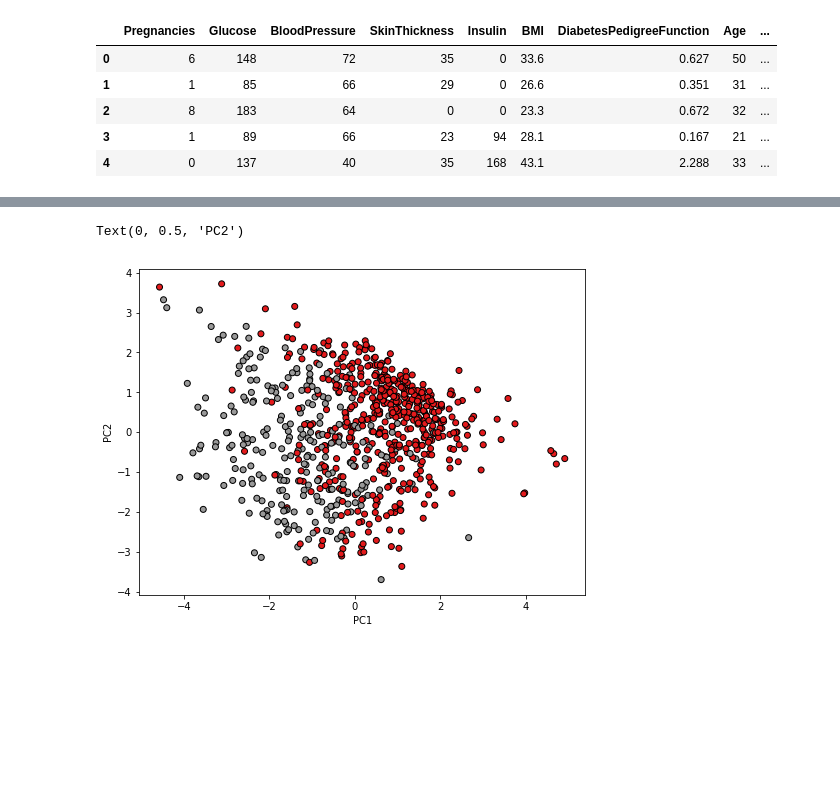
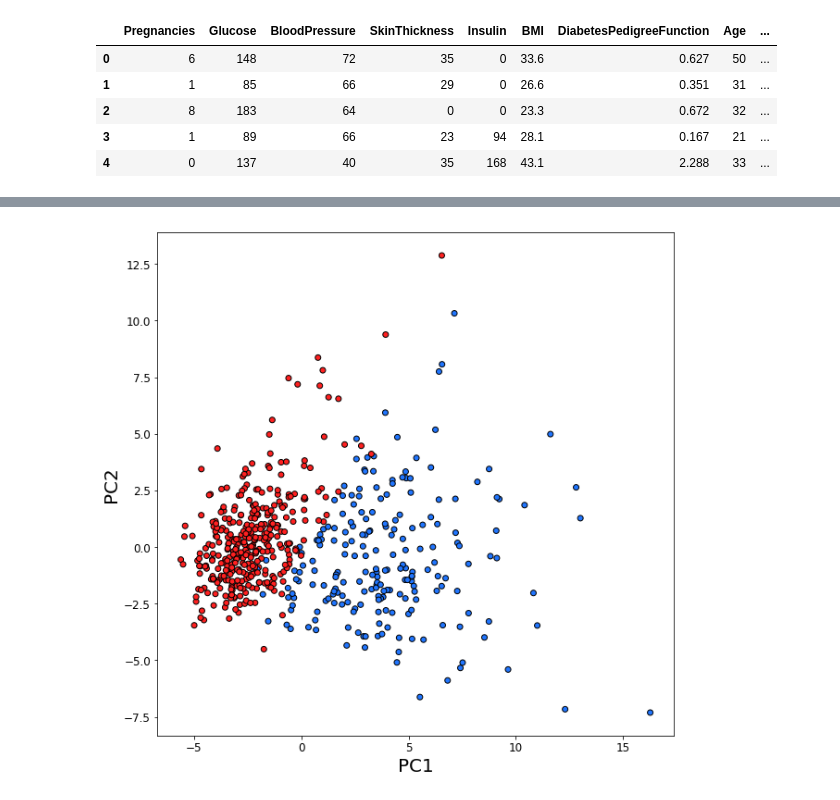
Before and after one commit to conorosully/medium-articles, a Jupyter notebook: src/pca_visualisation.ipynb, the cells around one changed output, grey strips where cells are left out. Saved outputs shown, nothing was run; the diff lists cells and outputs as text; code cells hidden in the pictures; blank space fills up the shorter version.

```diff
--- a/src/pca_visualisation.ipynb
+++ b/src/pca_visualisation.ipynb
@@ -83,30 +151,23 @@ scaled = scaler.transform(data)
 # %%
-pca = PCA(n_components=2)
-pca.fit(scaled)
+#Obtain principal components
+pca = PCA().fit(scaled)
 
 pc = pca.transform(scaled)
 pc1 = pc[:,0]
 pc2 = pc[:,1]
-# %%
-plt.figure(figsize=(8,6))
-plt.scatter(pc1,pc2,c=data['Outcome'],cmap='Set1',edgecolors='black')
-
-plt.subplots(nrows=1, ncols=1,figsize=(10,10))
-
-plt.scatter('Age','Glucose',c='#ff2121',edgecolors='#000000',data=data[data.Outcome == 1])
-plt.scatter('Age','Glucose',c='#2176ff',edgecolors='#000000',data=data[data.Outcome == 0])
-plt.ylabel("Glucose",size=20)
-plt.xlabel('Age',size=20)
-plt.yticks(size=12)
-plt.xticks(size=12)
-plt.legend(['Outcome = 1','Outcome = 0'],loc =4,prop={"size":20})
-
-plt.savefig('../figures/pca1.png',format='png')
-
-
-
-plt.xlabel('PC1')
-plt.ylabel('PC2')
-# %% [output]
-Text(0, 0.5, 'PC2')
-[figure, removed]
+# %%
+#Plot principal components
+plt.figure(figsize=(10,10))
+
+colour = ['#ff2121' if y == 1 else '#2176ff' for y in data['y']]
+plt.scatter(pc1,pc2 ,c=colour,edgecolors='#000000')
+plt.ylabel("Glucose",size=20)
+plt.xlabel('Age',size=20)
+plt.yticks(size=12)
+plt.xticks(size=12)
+plt.xlabel('PC1')
+plt.ylabel('PC2')
+
+plt.savefig('../figures/pca2.png',format='png')
+# %% [output]
+[figure, added]
```
Also changed, not shown: parts of 15 cells of this notebook.
